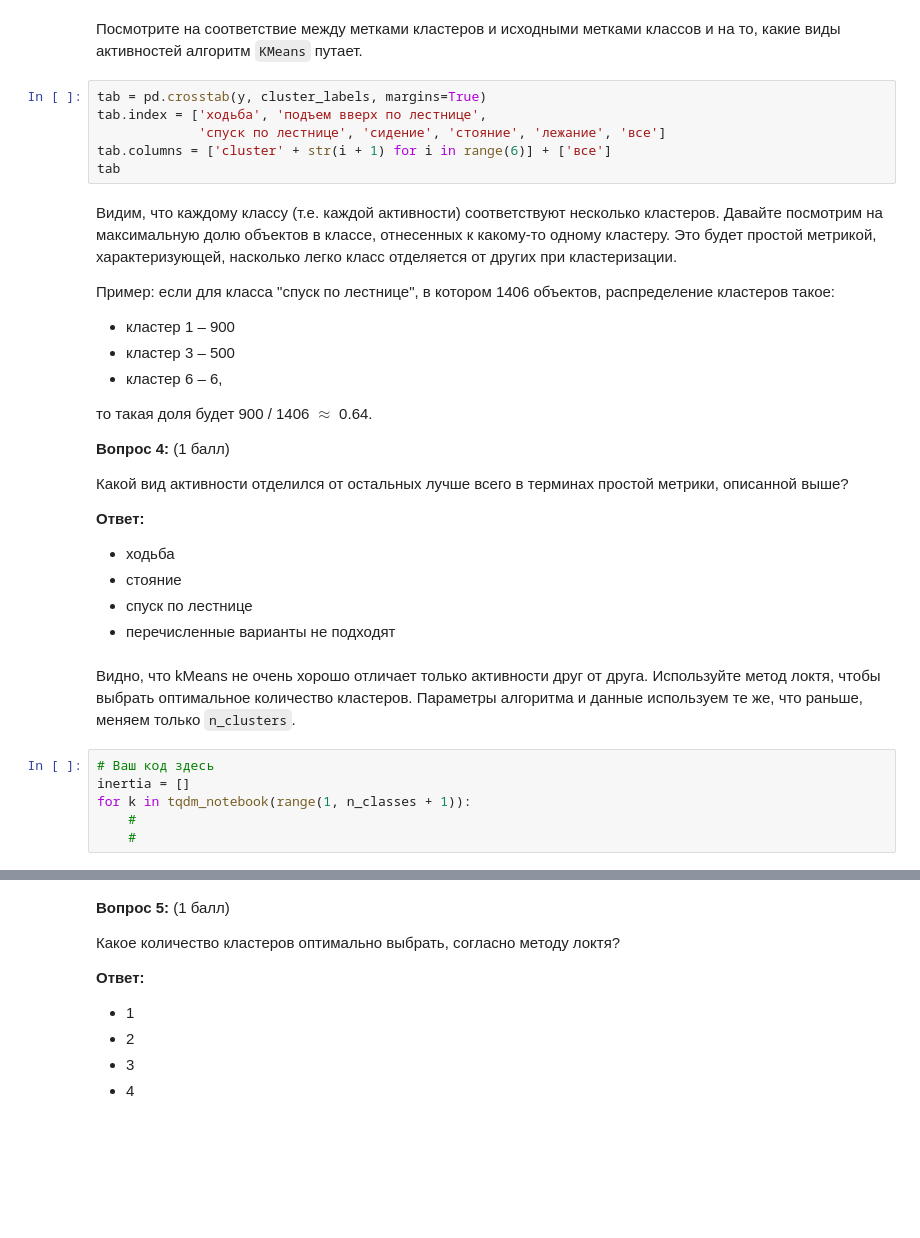
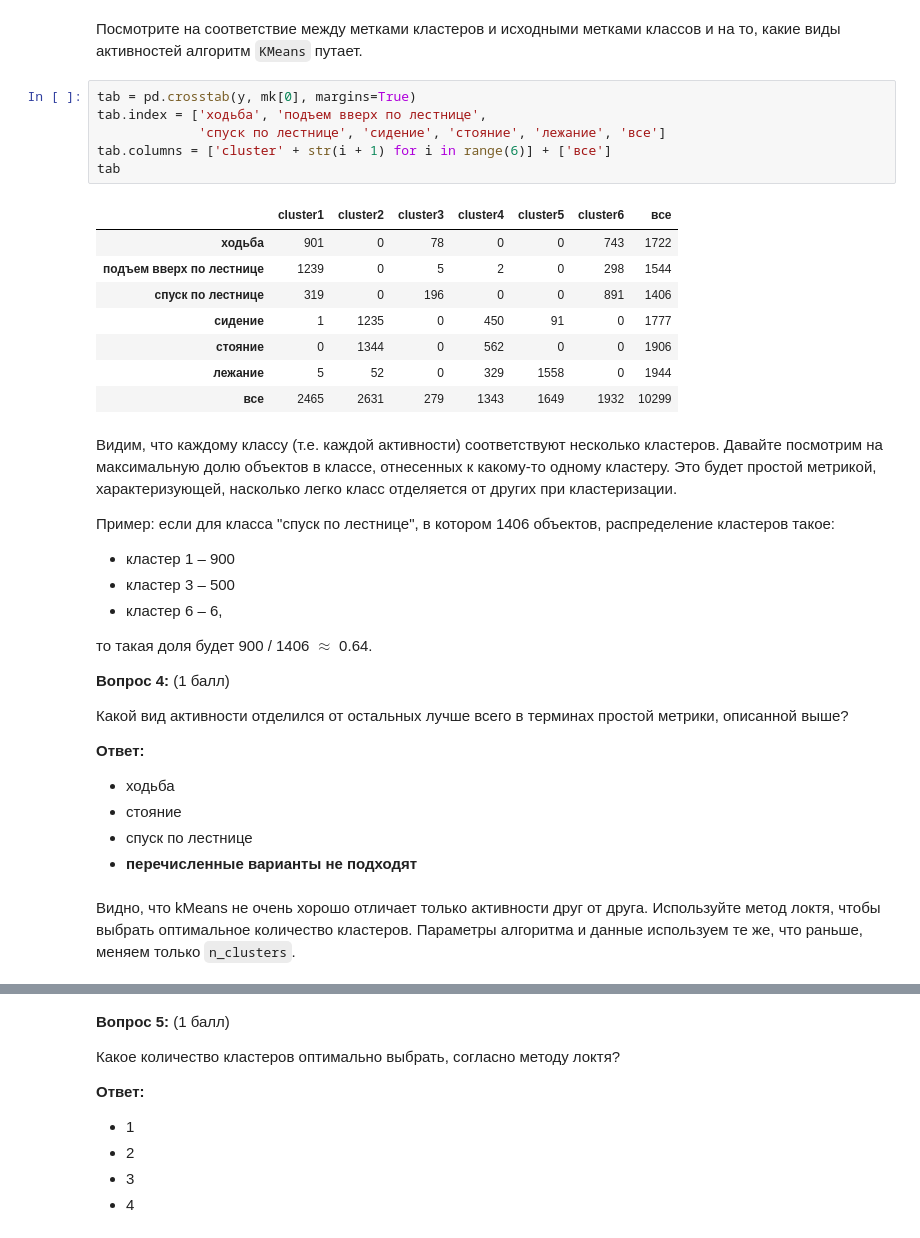
Before and after one commit to soules-one/ML, a Jupyter notebook: hw3/hw3-unsupervised.ipynb, the cells around one changed output, grey strips where cells are left out. Saved outputs shown, nothing was run; the diff lists cells and outputs as text; blank space fills up the shorter version.

```diff
--- a/hw3/hw3-unsupervised.ipynb
+++ b/hw3/hw3-unsupervised.ipynb
@@ -147,11 +218,20 @@ plt.scatter(, , c=cluster_labels, s=20,  cmap='viridis');
 # %% [markdown]
 Посмотрите на соответствие между метками кластеров и исходными метками классов и на то, какие виды активностей алгоритм `KMeans` путает.
 # %%
-tab = pd.crosstab(y, cluster_labels, margins=True)
+tab = pd.crosstab(y, mk[0], margins=True)
 tab.index = ['ходьба', 'подъем вверх по лестнице',
              'спуск по лестнице', 'сидение', 'стояние', 'лежание', 'все']
 tab.columns = ['cluster' + str(i + 1) for i in range(6)] + ['все']
 tab
+# %% [output]
+|  | cluster1 | cluster2 | cluster3 | cluster4 | cluster5 | cluster6 | все |
+| ходьба | 901 | 0 | 78 | 0 | 0 | 743 | 1722 |
+| подъем вверх по лестнице | 1239 | 0 | 5 | 2 | 0 | 298 | 1544 |
+| спуск по лестнице | 319 | 0 | 196 | 0 | 0 | 891 | 1406 |
+| сидение | 1 | 1235 | 0 | 450 | 91 | 0 | 1777 |
+| стояние | 0 | 1344 | 0 | 562 | 0 | 0 | 1906 |
+| лежание | 5 | 52 | 0 | 329 | 1558 | 0 | 1944 |
+| все | 2465 | 2631 | 279 | 1343 | 1649 | 1932 | 10299 |
 # %% [markdown]
 Видим, что каждому классу (т.е. каждой активности) соответствуют несколько кластеров. Давайте посмотрим на максимальную долю объектов в классе, отнесенных к какому-то одному кластеру. Это будет простой метрикой, характеризующей, насколько легко класс отделяется от других при кластеризации.
 
@@ -171,12 +251,6 @@ tab
 - ходьба
 - стояние
 - спуск по лестнице
-- перечисленные варианты не подходят
+- **перечисленные варианты не подходят**
 # %% [markdown]
 Видно, что kMeans не очень хорошо отличает только активности друг от друга. Используйте метод локтя, чтобы выбрать оптимальное количество кластеров. Параметры алгоритма и данные используем те же, что раньше, меняем только `n_clusters`.
-# %%
-# Ваш код здесь
-inertia = []
-for k in tqdm_notebook(range(1, n_classes + 1)):
-    #
-    #
```
Also changed, not shown: parts of 20 cells of this notebook, 42 other files.
